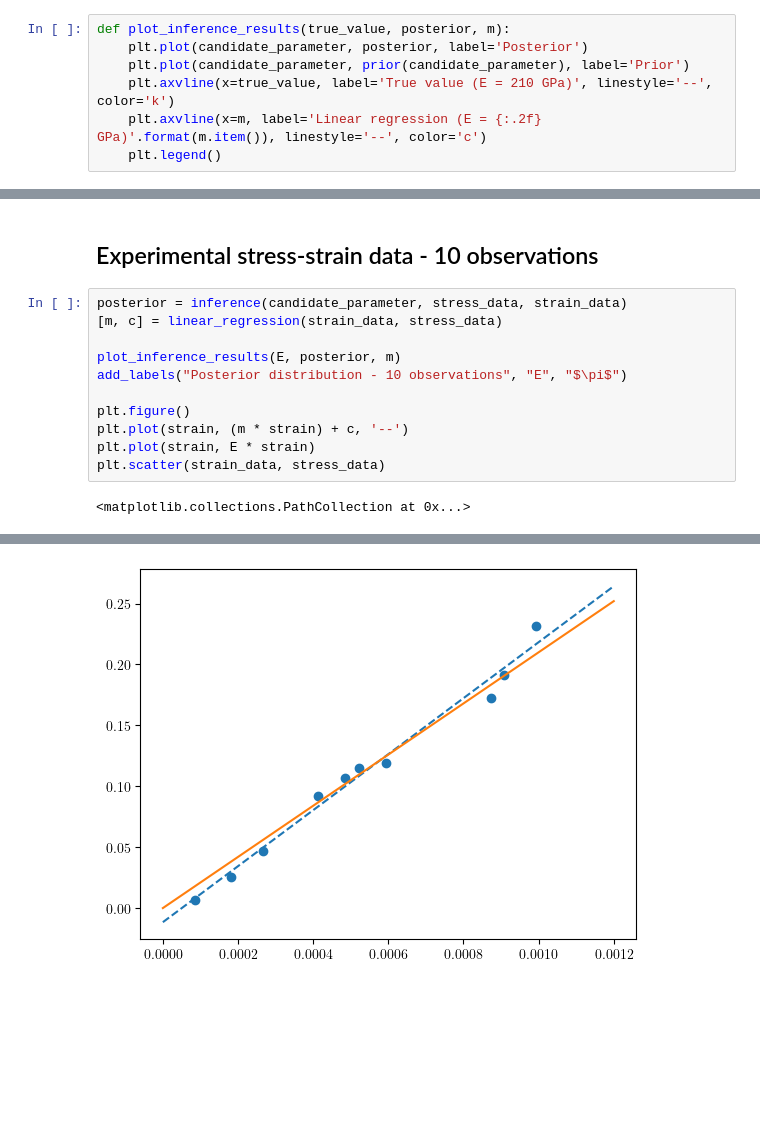
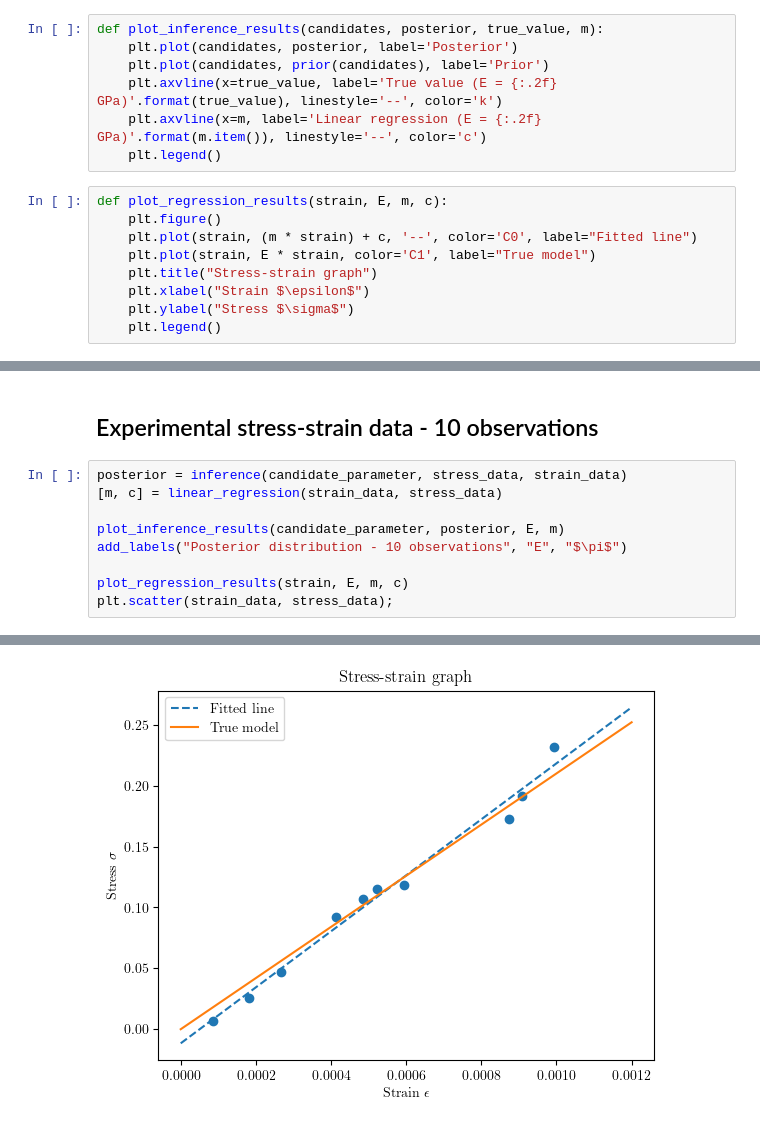
Before and after one commit to mark-hobbs/bayesian-inference-tutorial, a Jupyter notebook: 1_Linear_Elasticity_V2.ipynb, the cells around one changed output, grey strips where cells are left out. Saved outputs shown, nothing was run; the diff lists cells and outputs as text; blank space fills up the shorter version.

```diff
--- a/1_Linear_Elasticity_V2.ipynb
+++ b/1_Linear_Elasticity_V2.ipynb
@@ -31,12 +33,21 @@ plt.rcParams["font.family"] = "Times New Roman"
 
 save_figures = False
 # %%
-def plot_inference_results(true_value, posterior, m):
-    plt.plot(candidate_parameter, posterior, label='Posterior')
-    plt.plot(candidate_parameter, prior(candidate_parameter), label='Prior')
-    plt.axvline(x=true_value, label='True value (E = 210 GPa)', linestyle='--', color='k')
+def plot_inference_results(candidates, posterior, true_value, m):
+    plt.plot(candidates, posterior, label='Posterior')
+    plt.plot(candidates, prior(candidates), label='Prior')
+    plt.axvline(x=true_value, label='True value (E = {:.2f} GPa)'.format(true_value), linestyle='--', color='k')
     plt.axvline(x=m, label='Linear regression (E = {:.2f} GPa)'.format(m.item()), linestyle='--', color='c')
     plt.legend()
+# %%
+def plot_regression_results(strain, E, m, c):
+    plt.figure()
+    plt.plot(strain, (m * strain) + c, '--', color='C0', label="Fitted line")
+    plt.plot(strain, E * strain, color='C1', label="True model")
+    plt.title("Stress-strain graph")
+    plt.xlabel("Strain $\epsilon$")
+    plt.ylabel("Stress $\sigma$")
+    plt.legend()
 # %% [markdown]
 ## Noisy experimental observations
 
@@ -201,12 +209,9 @@ plt.scatter(strain_data[subset], stress_data[subset], color='C2');
 posterior = inference(candidate_parameter, stress_data, strain_data)
 [m, c] = linear_regression(strain_data, stress_data)
 
-plot_inference_results(E, posterior, m)
+plot_inference_results(candidate_parameter, posterior, E, m)
 add_labels("Posterior distribution - 10 observations", "E", "$\pi$")
 
-plt.figure()
-plt.plot(strain, (m * strain) + c, '--')
-plt.plot(strain, E * strain)
-plt.scatter(strain_data, stress_data)
+plot_regression_results(strain, E, m, c)
+plt.scatter(strain_data, stress_data);
 # %% [output]
-<matplotlib.collections.PathCollection at 0x...>
@@ -214 +219 @@ plt.scatter(strain_data, stress_data)
-[figure, old version]
+[figure, new version]
```
Also changed, not shown: parts of 4 cells of this notebook, 1 other file.
